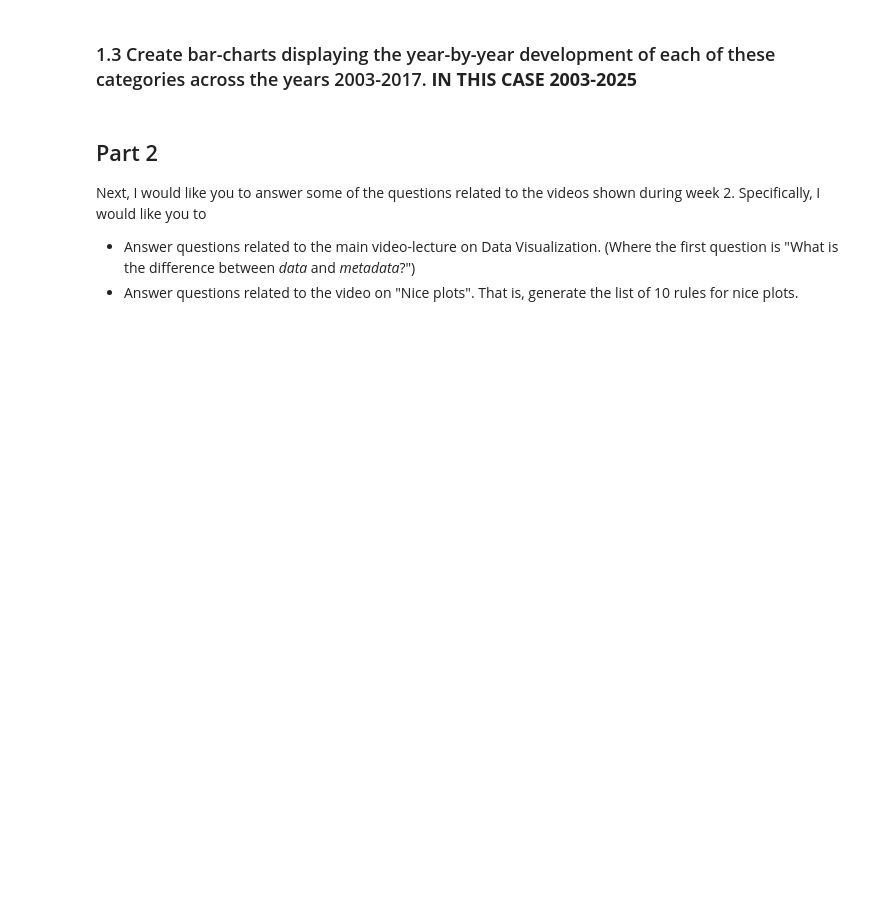
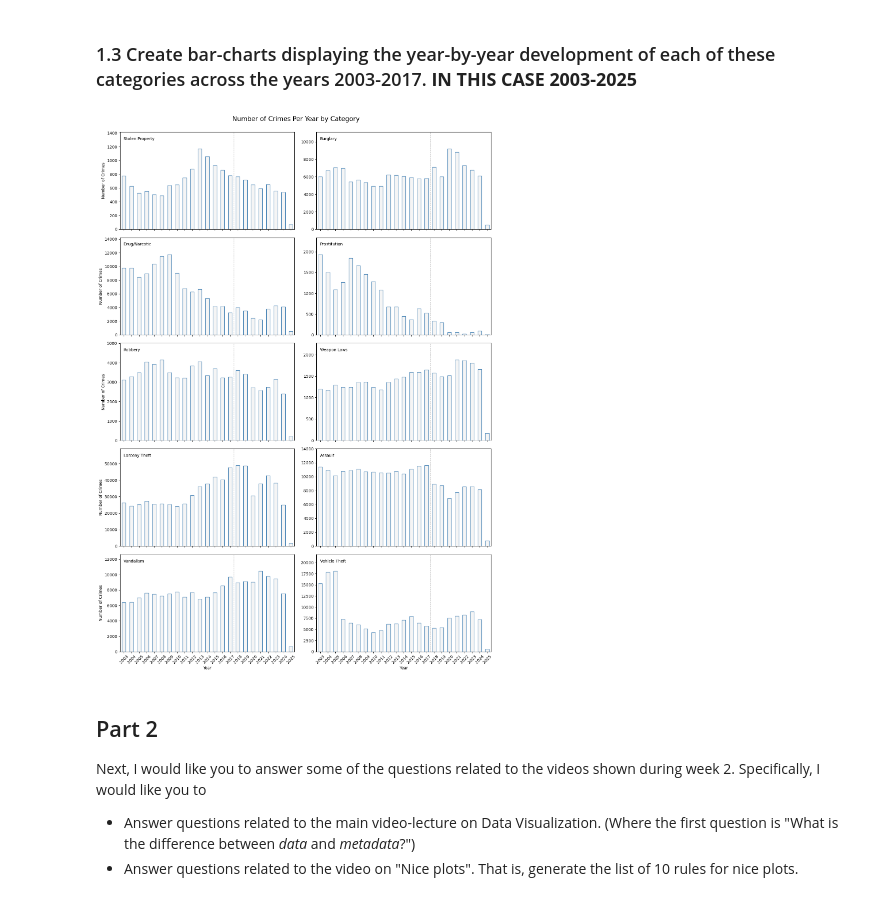
Before and after one commit to ThomasRoennebek/Social_data-analysis_and_visualization, a Jupyter notebook: Assignment 1/Assignment1_Solved.ipynb, the cells around one changed output. Saved outputs shown, nothing was run; the diff lists cells and outputs as text; code cells hidden in the pictures; blank space fills up the shorter version.

```diff
--- a/Assignment 1/Assignment1_Solved.ipynb
+++ b/Assignment 1/Assignment1_Solved.ipynb
@@ -87,3 +151,69 @@ focuscrimes = set(['WEAPON LAWS', 'PROSTITUTION', 'ROBBERY', 'BURGLARY', 'ASSAUL
+# %%
+focuscrimes = set([
+    "Weapon Laws", "Prostitution", "Robbery", "Burglary", "Assault",
+    "Drug/Narcotic", "Larceny Theft", "Vandalism", "Vehicle Theft", "Stolen Property"
+])
+focus_crime_data = sf_crime_data[sf_crime_data["Incident Category"].isin(focuscrimes)]
+crime_counts = focus_crime_data.groupby(["Incident Category", "Year"]).size().reset_index(name="Count")
+# %%
+# Step 5: Calculate the number of rows needed for the subplots
+num_crimes = len(focuscrimes)
+cols = 2
+rows = math.ceil(num_crimes / cols)
+
+# Step 6: Create the subplots with the dynamic grid size
+fig, axes = plt.subplots(nrows=rows, ncols=cols, figsize=(14, 4 * rows))  # Adjust figure size for dynamic layout
+axes = axes.flatten()
+
+# Loop through each crime category and create a bar plot
+for i, crime in enumerate(focuscrimes):
+    ax = axes[i]
+
+    # Filter data for this specific crime category
+    crime_data = crime_counts[crime_counts["Incident Category"] == crime]
+
+    # Create bar plot with desired format
+    sns.barplot(x="Year", y="Count", data=crime_data, color="whitesmoke", edgecolor="steelblue", width=0.5, ax=ax)
+
+    # Adjust top margin dynamically for better label placement
+    ax.set_ylim(0, ax.get_ylim()[1] * 1.15)
+
+    # Add category label inside the plot (top-left corner)
+    ax.text(
+        0.02, 0.95,
+        crime, fontsize=10, fontweight="normal", va="top", ha="left",
+        transform=ax.transAxes
+    )
+
+    # Add a **light grey dashed separator line** at year 2017
+    ax.axvline(x=14.5, color="grey", linestyle="--", linewidth=1, alpha=0.5)
+
+    # Show y-axis label only for left-side subplots (column 1)
+    if i % cols == 0:
+        ax.set_ylabel("Number of Crimes", fontsize=10)
+    else:
+        ax.set_ylabel("")
+
+    # Hide x-axis labels for all but the last row
+    if i < len(focuscrimes) - cols:
+        ax.set_xticklabels([])
+        ax.set_xlabel("")
+    else:
+        ax.set_xlabel("Year", fontsize=10)
+        ax.tick_params(axis="x", rotation=45)
+
+# Remove any empty subplots if categories are not evenly distributed
+for j in range(i + 1, len(axes)):
+    fig.delaxes(axes[j])
+
+# Add a main title for the figure
+fig.suptitle("Number of Crimes Per Year by Category", fontsize=16, y=1)
+
+# Adjust layout for better spacing
+plt.tight_layout(rect=[0, 0.03, 1, 1])  # Adjust spacing for **better fit**
+plt.show()
+# %% [output]
+[figure, added]
 # %% [markdown]
 ## Part 2
 
```
Also changed, not shown: parts of 22 cells of this notebook, 1 other file.
